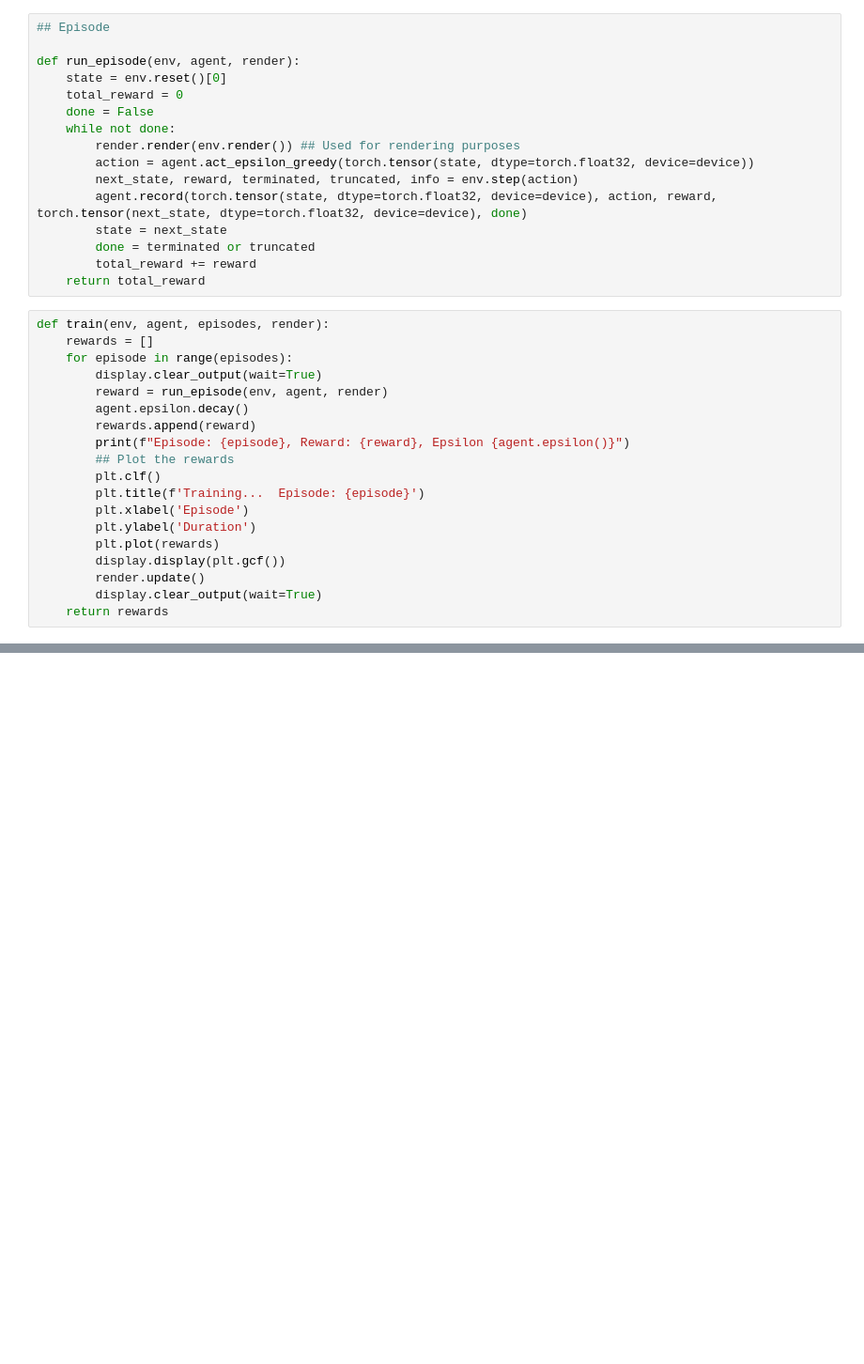
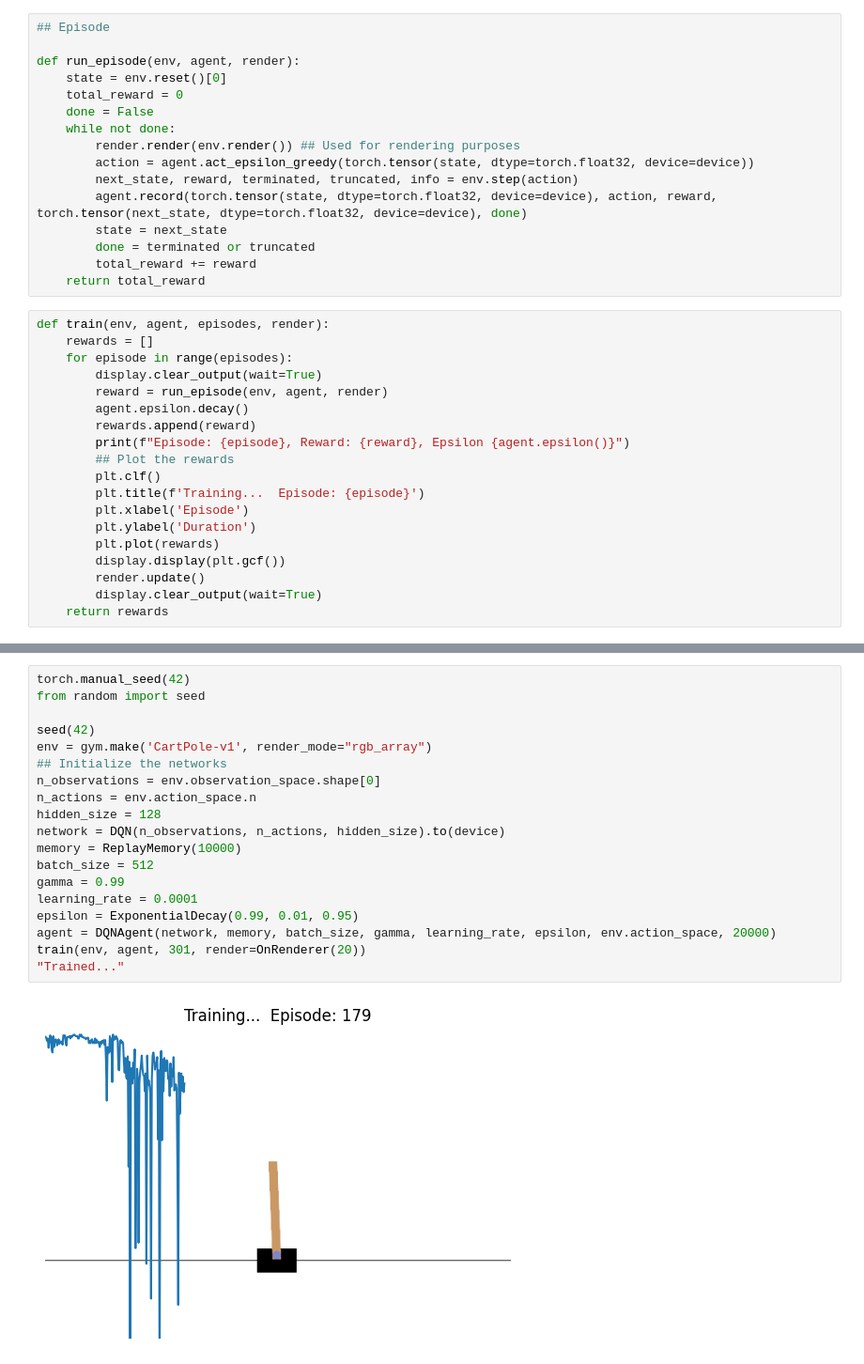
Before and after one commit to cric96/intro-deep-learning-python, a Jupyter notebook: notebook.ipynb, the cells around one changed output, grey strips where cells are left out. Shown at 94% size. Saved outputs shown, nothing was run; the diff lists cells and outputs as text; blank space fills up the shorter version.

```diff
--- a/notebook.ipynb
+++ b/notebook.ipynb
@@ -270,0 +271,21 @@ Episode: 2, Reward: -99.77244993083318, Epsilon 0.8732691
+# %%
+torch.manual_seed(42)
+from random import seed
+
+seed(42)
+env = gym.make('CartPole-v1', render_mode="rgb_array")
+## Initialize the networks
+n_observations = env.observation_space.shape[0]
+n_actions = env.action_space.n
+hidden_size = 128
+network = DQN(n_observations, n_actions, hidden_size).to(device)
+memory = ReplayMemory(10000)
+batch_size = 512
+gamma = 0.99
+learning_rate = 0.0001
+epsilon = ExponentialDecay(0.99, 0.01, 0.95)
+agent = DQNAgent(network, memory, batch_size, gamma, learning_rate, epsilon, env.action_space, 20000)
+train(env, agent, 301, render=OnRenderer(20))
+"Trained..."
+# %% [output]
+[figure, added]
```
Also changed, not shown: parts of 1 cell of this notebook.
